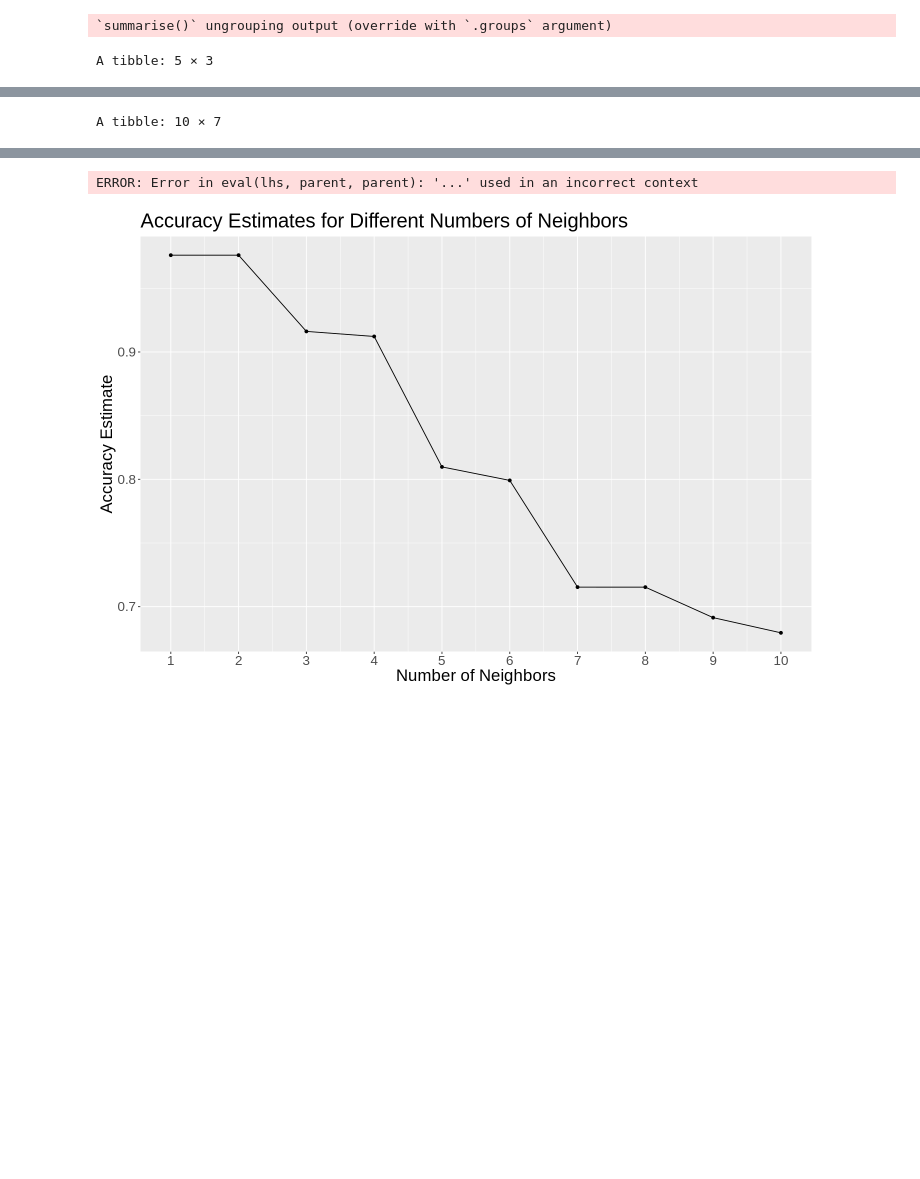
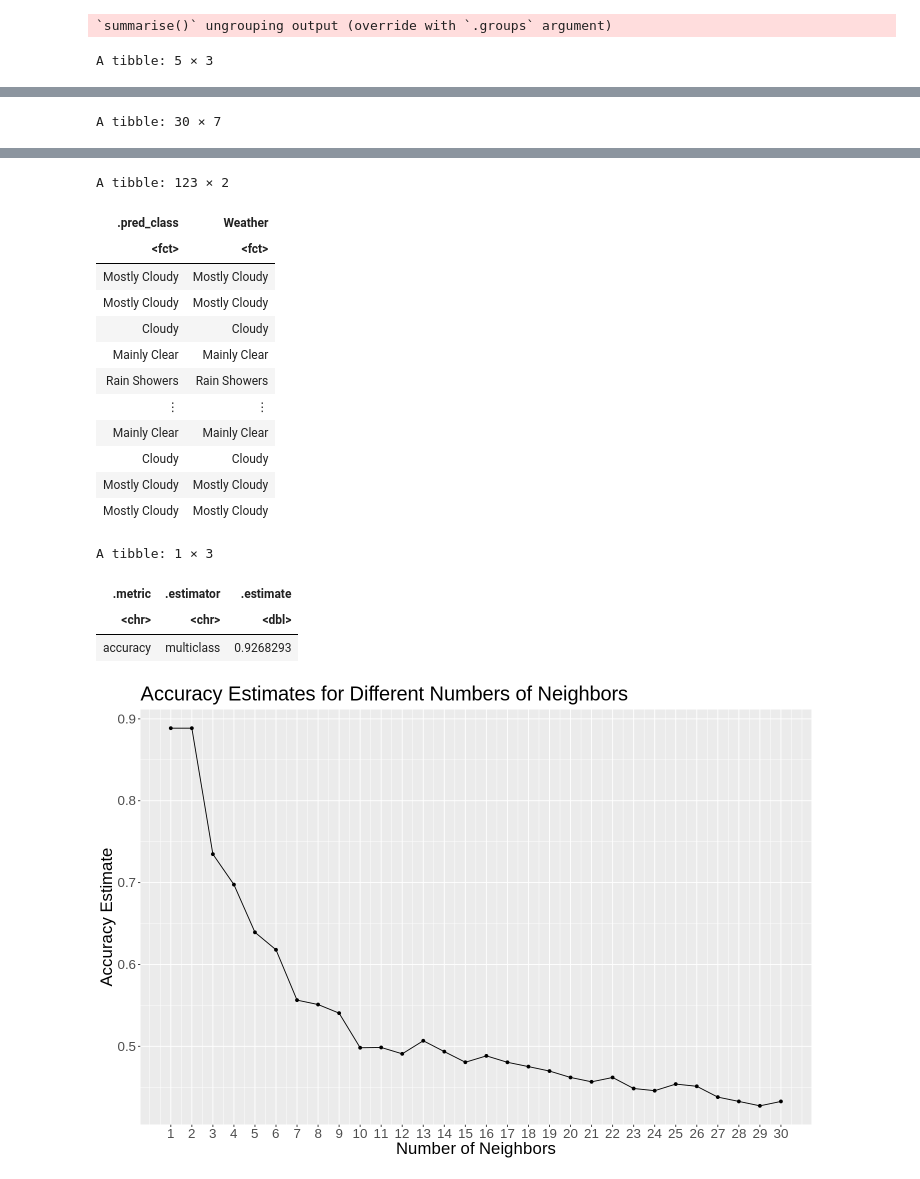
Before and after one commit to hyunseokjg/DSCI100-Group15-Project, a Jupyter notebook: Model.ipynb, the cells around one changed output, grey strips where cells are left out. Saved outputs shown, nothing was run; the diff lists cells and outputs as text; code cells hidden in the pictures; blank space fills up the shorter version.

```diff
--- a/Model.ipynb
+++ b/Model.ipynb
@@ -24,7 +11,7 @@ Warning message:
 # %%
 set.seed(2022)
 
-weather_data <- read_csv("data/testing_set.csv")
+weather_data <- read_csv("https://raw.githubusercontent.com/hyunseokjg/DSCI100-Group15-Project/main/data/testing_set.csv")
 weather_data
 
 #Let's remove the very rare weather classes for simplicity and so we do not overreppresent them when we balance our data
@@ -34,7 +21,8 @@ filtered_weather_data <- weather_data %>%
            Weather != "Moderate Rain",
            Weather != "Clear",
            Weather != "Moderate Rain,Fog") %>%
-    sample_n(1000)
+    mutate(Weather = as_factor(Weather)) %>%
+    sample_n(500)
 filtered_weather_data
 
 #Now we can split our dataset into training and testing sets using the initial_split function so we don't create our model with the same
@@ -103,9 +91,9 @@ weather_knn <- nearest_neighbor(weight_func = "rectangular", neighbors = tune())
     set_engine("kknn") %>%
     set_mode("classification")
 
-weather_vfold <- vfold_cv(weather_train, v = 5, strata = Weather)
+weather_vfold <- vfold_cv(weather_train, v = 5, strata = Weather) #need set seed for this func
 
-k_grid <- tibble(neighbors = 1:10)
+k_grid <- tibble(neighbors = 1:30)
 
 weather_fit <- workflow() %>%
     add_recipe(weather_recipe) %>%
@@ -129,12 +117,12 @@ finding_k_plot <- ggplot(weather_accuracy, aes(x = neighbors, y = mean)) +
     labs(x = "Number of Neighbors", y = "Accuracy Estimate",
         title = "Accuracy Estimates for Different Numbers of Neighbors") +
     theme(text = element_text(size = 20)) +
-    scale_x_continuous(breaks = 1:10)
+    scale_x_continuous(breaks = 1:30)
 finding_k_plot
 
 #retrain our model with the newfound value of k and fit it to our training data
 
-weather_model <- nearest_neighbor(weight_func = "rectangular", neighbors = ...) %>%  ## must use value of k determined above
+weather_model <- nearest_neighbor(weight_func = "rectangular", neighbors = 2) %>%  ## must use value of k determined above
     set_engine("kknn") %>%
     set_mode("classification")
 
@@ -147,7 +135,7 @@ weather_fit_final <- workflow() %>%
 
 weather_predictions <- predict(weather_fit_final, weather_test) %>%
     bind_cols(weather_test) %>%
-    select(.pred_class, Weather) %>%
+    select(.pred_class, Weather)
 weather_predictions
 
 #we can use the metrics function to see how accurate our model was at predicting weather values
@@ -170,3 +158,3 @@ A tibble: 5 × 3
-A tibble: 10 × 7
+A tibble: 30 × 7
 | neighbors | .metric | .estimator | mean | n | std_err | .config |
 | <int> | <chr> | <chr> | <dbl> | <int> | <dbl> | <chr> |
@@ -183,2 +171,18 @@ A tibble: 10 × 7
-ERROR: Error in eval(lhs, parent, parent): '...' used in an incorrect context
+A tibble: 123 × 2
+| .pred_class | Weather |
+| <fct> | <fct> |
+| Mostly Cloudy | Mostly Cloudy |
+| Mostly Cloudy | Mostly Cloudy |
+| Cloudy | Cloudy |
+| Mainly Clear | Mainly Clear |
+| Rain Showers | Rain Showers |
+| ⋮ | ⋮ |
+| Mainly Clear | Mainly Clear |
+| Cloudy | Cloudy |
+| Mostly Cloudy | Mostly Cloudy |
+| Mostly Cloudy | Mostly Cloudy |
+A tibble: 1 × 3
+| .metric | .estimator | .estimate |
+| <chr> | <chr> | <dbl> |
+| accuracy | multiclass | 0.9268293 |
-[figure, old version]
+[figure, new version]
```
Also changed, not shown: parts of 4 cells of this notebook.
